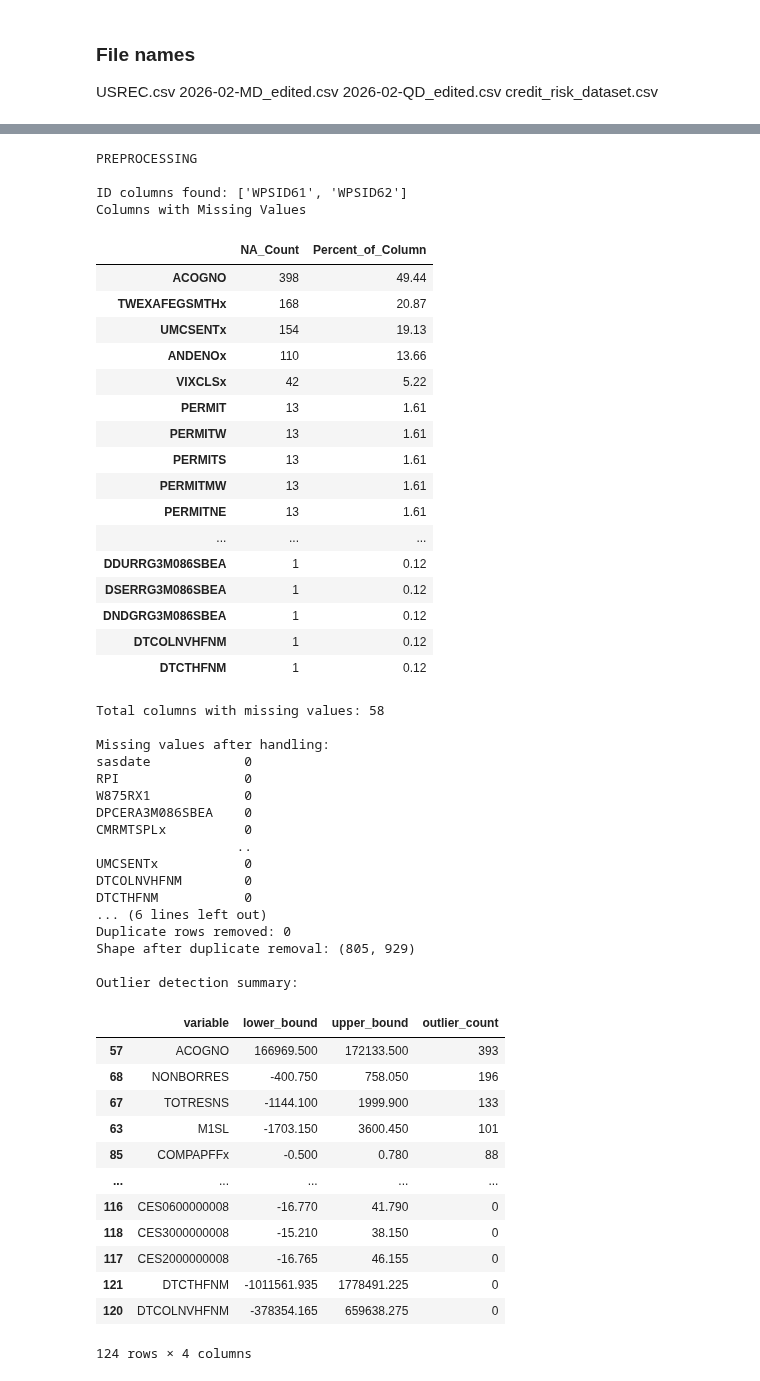
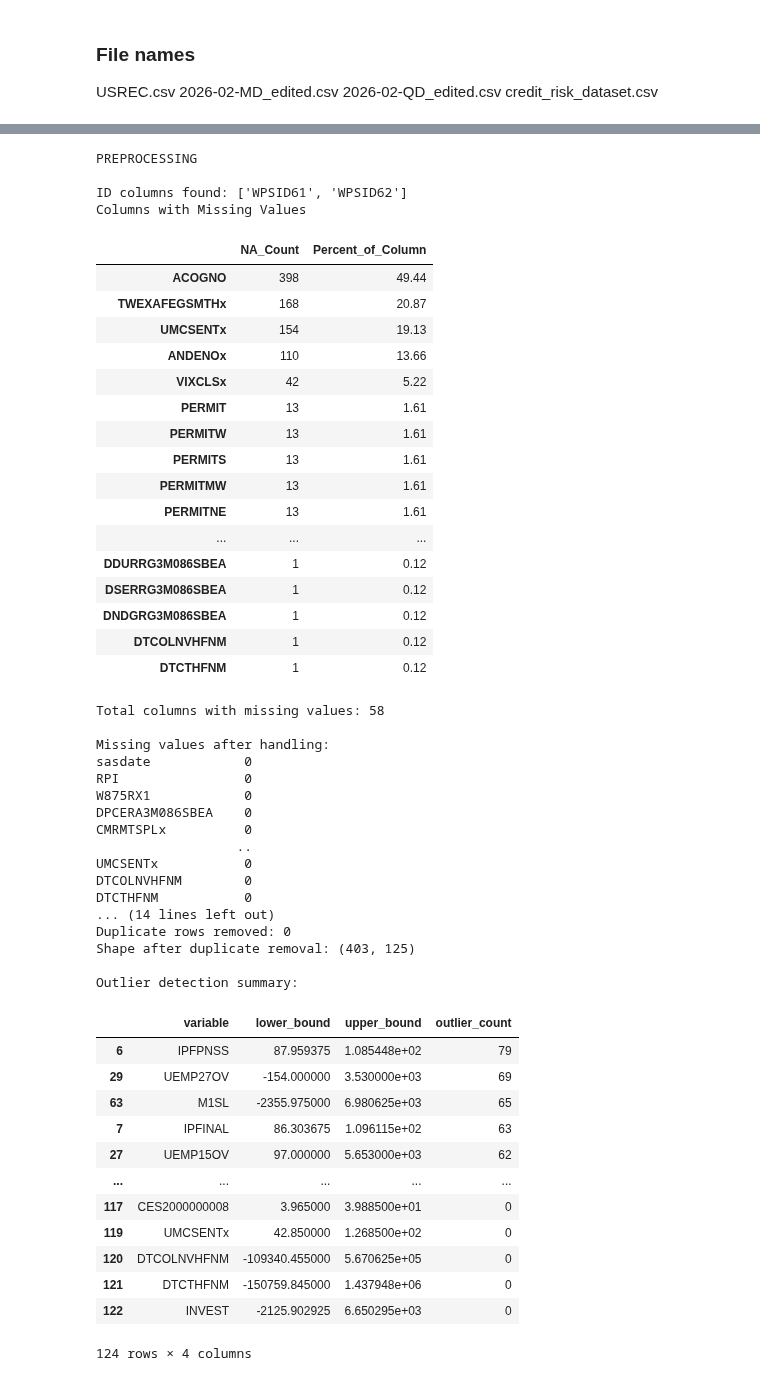
Before and after one commit to andre-bu-gitdev/O2_AI_for_Leaders_dx699, a Jupyter notebook: Milestone3.ipynb, the cells around one changed output, grey strips where cells are left out. Cells and saved outputs as stored; diff of their text form; code cells hidden in the pictures.

```diff
--- a/Milestone3.ipynb
+++ b/Milestone3.ipynb
@@ -76,6 +76,8 @@ if step1 ==1:
 
         print("\nTotal columns with missing values:", len(na_summary))
 
+        data_no_id = data_no_id.dropna()
+
 
     # 2.2 Handle missing values (drop NA, impute)
     # Numeric -> median imputation
@@ -94,12 +96,47 @@ if step1 ==1:
     print(data_no_id.isna().sum().sort_values(ascending=False))
 
 
-    # 2.3 Convert categorical variables into binary flags (one-hot encoding)
-    categorical_cols = data_no_id.select_dtypes(include=["object", "category", "bool"]).columns.tolist()
-    data_encoded = pd.get_dummies(data_no_id, columns=categorical_cols, drop_first=False)
+   # 2.3 Convert categorical variables into binary flags (one-hot encoding)
+    # Only encode columns that:
+    # 1) contain strings (object dtype)
+    # 2) have more than 1 unique category
+    # 3) are not explicitly excluded
+
+    # ---- USER CONTROL: add columns here you want to prevent encoding ----
+    exclude_from_encoding = [
+        'sasdate'
+    ]
+
+    # detect string columns
+    string_cols = data_no_id.select_dtypes(include=["object"]).columns.tolist()
+
+    # remove excluded columns
+    string_cols = [col for col in string_cols if col not in exclude_from_encoding]
+
+    # keep only columns with more than 1 category
+    categorical_cols = [
+        col for col in string_cols
+        if data_no_id[col].nunique(dropna=True) > 1
+    ]
+
+    print("\nColumns explicitly excluded from encoding:")
+    print(exclude_from_encoding)
+
+    print("\nColumns selected for one-hot encoding:")
+    print(categorical_cols)
+    print(f"Total encoded columns: {len(categorical_cols)}")
+
+    if len(categorical_cols) > 0:
+        data_encoded = pd.get_dummies(
+            data_no_id,
+            columns=categorical_cols,
+            drop_first=False
+        )
+    else:
+        print("No valid categorical columns found. Skipping one-hot encoding.")
+        data_encoded = data_no_id.copy()
 
     print("\nShape after one-hot encoding:", data_encoded.shape)
-
 
     # 2.4 Remove duplicates
     before_dups = data_encoded.shape[0]
@@ -375,44 +412,44 @@ Columns with Missing Values
 | UMCSENTx | 154 | 19.13 |
 | ANDENOx | 110 | 13.66 |
 | VIXCLSx | 42 | 5.22 |
 | PERMIT | 13 | 1.61 |
 | PERMITW | 13 | 1.61 |
 | PERMITS | 13 | 1.61 |
 | PERMITMW | 13 | 1.61 |
 | PERMITNE | 13 | 1.61 |
 | ... | ... | ... |
 | DDURRG3M086SBEA | 1 | 0.12 |
 | DSERRG3M086SBEA | 1 | 0.12 |
 | DNDGRG3M086SBEA | 1 | 0.12 |
 | DTCOLNVHFNM | 1 | 0.12 |
 | DTCTHFNM | 1 | 0.12 |
 Total columns with missing values: 58
 
 Missing values after handling:
 sasdate            0
 RPI                0
 W875RX1            0
 DPCERA3M086SBEA    0
 CMRMTSPLx          0
                   ..
 UMCSENTx           0
 DTCOLNVHFNM        0
 DTCTHFNM           0
-... (6 lines left out)
+... (14 lines left out)
 Duplicate rows removed: 0
-Shape after duplicate removal: (805, 929)
+Shape after duplicate removal: (403, 125)
 
 Outlier detection summary:
 |  | variable | lower_bound | upper_bound | outlier_count |
-| 57 | ACOGNO | 166969.500 | 172133.500 | 393 |
-| 68 | NONBORRES | -400.750 | 758.050 | 196 |
-| 67 | TOTRESNS | -1144.100 | 1999.900 | 133 |
-| 63 | M1SL | -1703.150 | 3600.450 | 101 |
-| 85 | COMPAPFFx | -0.500 | 0.780 | 88 |
+| 6 | IPFPNSS | 87.959375 | 1.085448e+02 | 79 |
+| 29 | UEMP27OV | -154.000000 | 3.530000e+03 | 69 |
+| 63 | M1SL | -2355.975000 | 6.980625e+03 | 65 |
+| 7 | IPFINAL | 86.303675 | 1.096115e+02 | 63 |
+| 27 | UEMP15OV | 97.000000 | 5.653000e+03 | 62 |
 | ... | ... | ... | ... | ... |
-| 116 | CES0600000008 | -16.770 | 41.790 | 0 |
-| 118 | CES3000000008 | -15.210 | 38.150 | 0 |
-| 117 | CES2000000008 | -16.765 | 46.155 | 0 |
-| 121 | DTCTHFNM | -1011561.935 | 1778491.225 | 0 |
-| 120 | DTCOLNVHFNM | -378354.165 | 659638.275 | 0 |
+| 117 | CES2000000008 | 3.965000 | 3.988500e+01 | 0 |
+| 119 | UMCSENTx | 42.850000 | 1.268500e+02 | 0 |
+| 120 | DTCOLNVHFNM | -109340.455000 | 5.670625e+05 | 0 |
+| 121 | DTCTHFNM | -150759.845000 | 1.437948e+06 | 0 |
+| 122 | INVEST | -2125.902925 | 6.650295e+03 | 0 |
 124 rows × 4 columns
```
Also changed, not shown: parts of 2 cells of this notebook.
